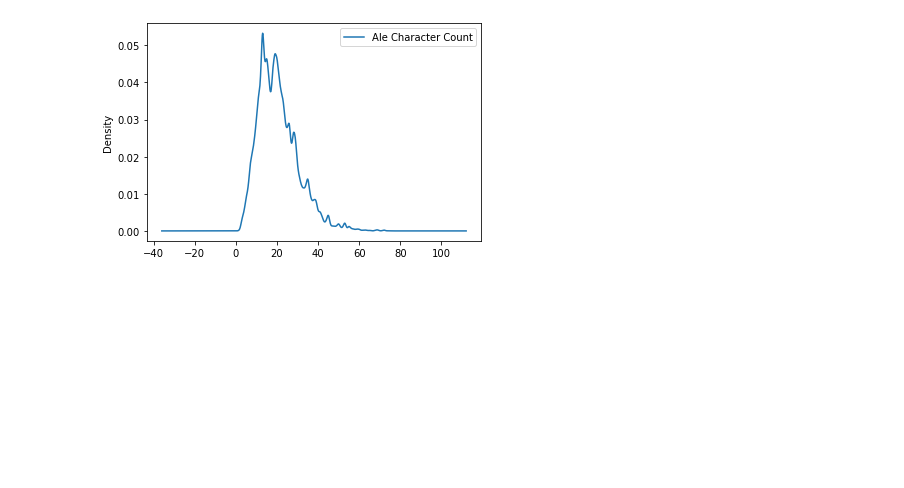
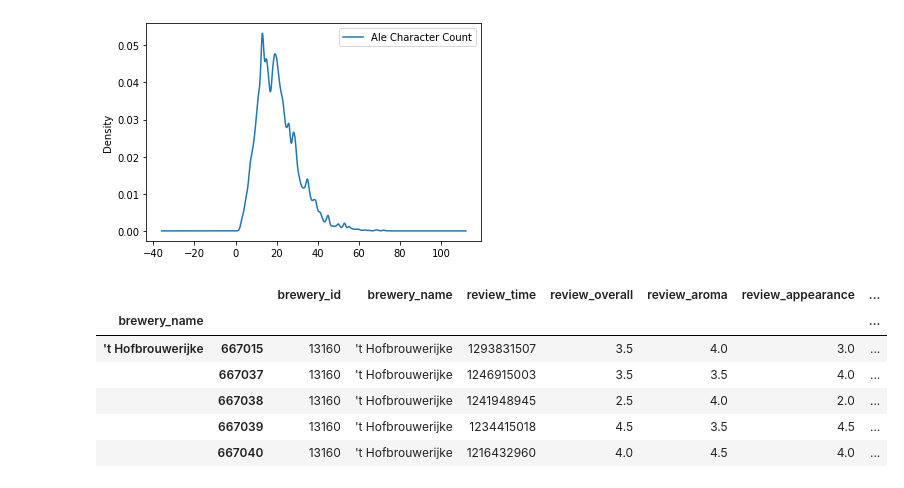
Before and after one commit to arselv/Project_1_Group_2, a Jupyter notebook: Beer_Review_Final.ipynb, the cells around one changed output. Cells and saved outputs as stored; diff of their text form; code cells hidden in the pictures; blank space fills up the shorter version.

```diff
--- a/Beer_Review_Final.ipynb
+++ b/Beer_Review_Final.ipynb
@@ -398,3 +401,15 @@ plt.show()
 #plt.savefig('Ale_Character_Scatter_Density_2.png')
 # %% [output]
 [figure]
+# %%
+# Create new DF grouped by brewery
+grouped_brewery = beer_data.groupby("brewery_name").apply(lambda x: x.sort_values("brewery_name"))
+grouped_brewery.head()
+# %% [output]
+|  |  | brewery_id | brewery_name | review_time | review_overall | review_aroma | review_appearance | ... |
+| brewery_name |  |  |  |  |  |  |  | ... |
+| 't Hofbrouwerijke | 667015 | 13160 | 't Hofbrouwerijke | 1293831507 | 3.5 | 4.0 | 3.0 | ... |
+|  | 667037 | 13160 | 't Hofbrouwerijke | 1246915003 | 3.5 | 3.5 | 4.0 | ... |
+|  | 667038 | 13160 | 't Hofbrouwerijke | 1241948945 | 2.5 | 4.0 | 2.0 | ... |
+|  | 667039 | 13160 | 't Hofbrouwerijke | 1234415018 | 4.5 | 3.5 | 4.5 | ... |
+|  | 667040 | 13160 | 't Hofbrouwerijke | 1216432960 | 4.0 | 4.5 | 4.0 | ... |
```
Also changed, not shown: parts of 12 cells of this notebook.
